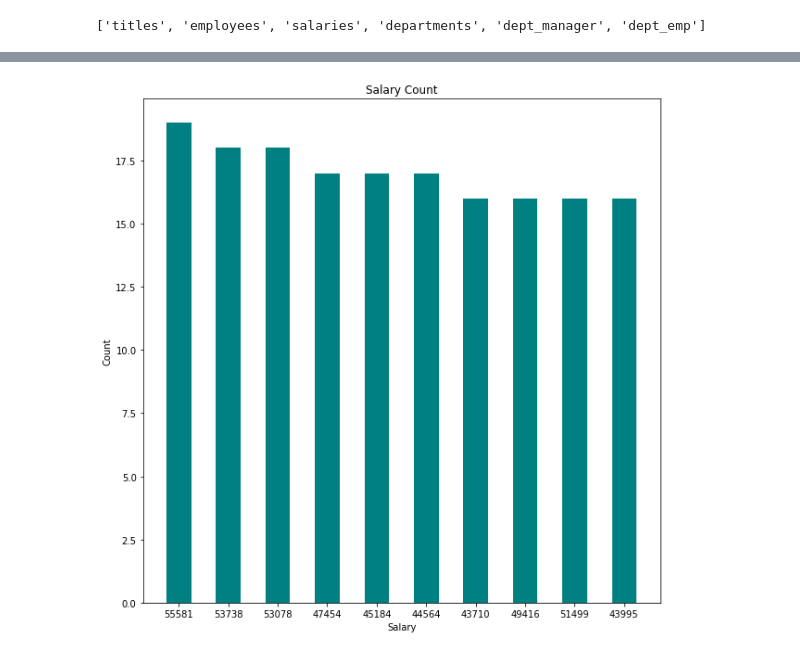
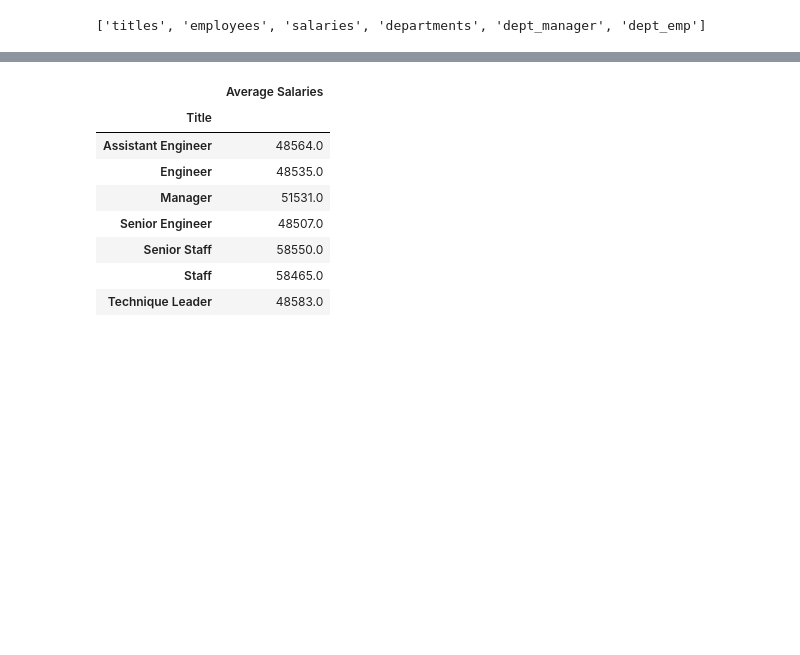
Before and after one commit to Infinity183/sql-challenge, a Jupyter notebook: EmployeeSQL/Bonus.ipynb, the cells around one changed output, grey strips where cells are left out. Saved outputs shown, nothing was run; the diff lists cells and outputs as text; code cells hidden in the pictures; blank space fills up the shorter version.

```diff
--- a/EmployeeSQL/Bonus.ipynb
+++ b/EmployeeSQL/Bonus.ipynb
@@ -72,9 +17,13 @@ salary
-# %%
-plt.figure(figsize=(10, 10))
-plt.bar(salary, count, width=0.5, align='center', color='teal')
-plt.title("Salary Count")
-plt.xlabel("Salary")
-plt.ylabel("Count")
-plt.show()
-# %% [output]
-[figure, removed]
+# %%
+salaries_df = salaries_df.set_index(['Title'])
+salaries_df
+# %% [output]
+|  | Average Salaries |
+| Title |  |
+| Assistant Engineer | 48564.0 |
+| Engineer | 48535.0 |
+| Manager | 51531.0 |
+| Senior Engineer | 48507.0 |
+| Senior Staff | 58550.0 |
+| Staff | 58465.0 |
+| Technique Leader | 48583.0 |
```
Also changed, not shown: parts of 15 cells of this notebook, 2 other files.
